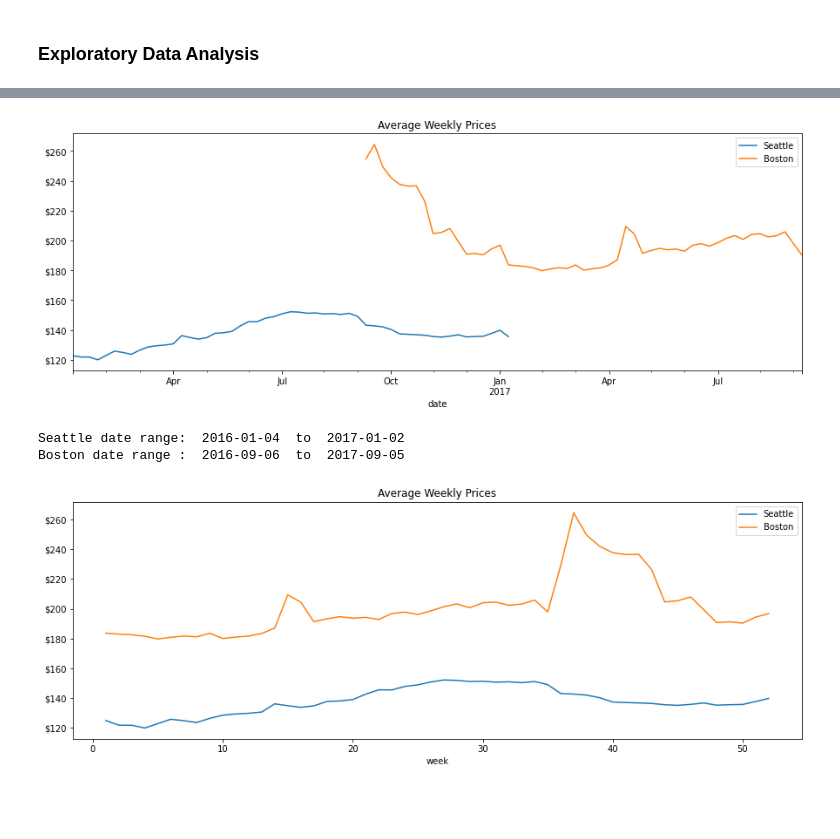
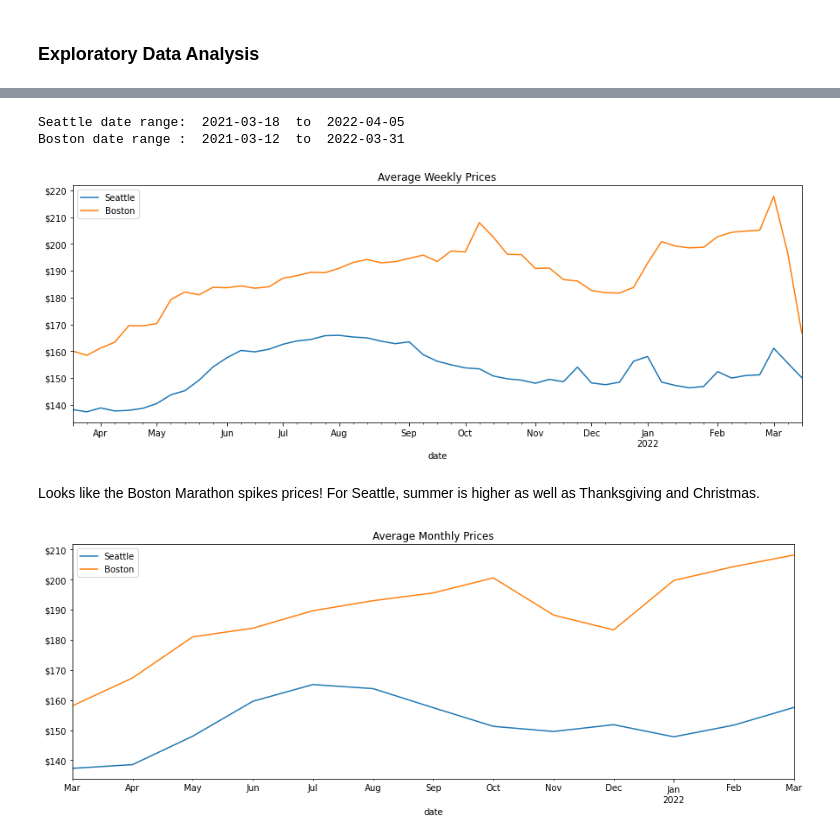
Before and after one commit to nikokydes/Udacity_DS_Proj1, a Jupyter notebook: Project1.ipynb, the cells around one changed output, grey strips where cells are left out. Cells and saved outputs as stored; diff of their text form; code cells hidden in the pictures; blank space fills up the shorter version.

```diff
--- a/Project1.ipynb
+++ b/Project1.ipynb
@@ -220,3 +237,13 @@ ax.yaxis.set_major_formatter(tick)
+# %%
+print('Seattle date range: ', sea_cal.date.min().strftime('%Y-%m-%d'), ' to ', sea_cal.date.max().strftime('%Y-%m-%d'))
+print('Boston date range : ', bos_cal.date.min().strftime('%Y-%m-%d'), ' to ', bos_cal.date.max().strftime('%Y-%m-%d'))
+# %% [output]
+Seattle date range:  2021-03-18  to  2022-04-05
+Boston date range :  2021-03-12  to  2022-03-31
+# %%
+# Make sure date ranges line up between Boston and Seattle
+bos_cal = bos_cal[(bos_cal.date > '2021-03-18') & (bos_cal.date < '2022-03-15')]
+sea_cal = sea_cal[sea_cal.date < '2022-03-15']
 # %%
 fig, ax = plt.subplots(1, 1, figsize=(15,5))
 
@@ -237,34 +264,30 @@ fmt = '${x:,.0f}'
 tick = mtick.StrMethodFormatter(fmt)
 ax.yaxis.set_major_formatter(tick)
 # %% [output]
-[figure, old version]
+[figure, new version]
-# %%
-print('Seattle date range: ', sea_cal.date.min().strftime('%Y-%m-%d'), ' to ', sea_cal.date.max().strftime('%Y-%m-%d'))
-print('Boston date range : ', bos_cal.date.min().strftime('%Y-%m-%d'), ' to ', bos_cal.date.max().strftime('%Y-%m-%d'))
-# %% [output]
-Seattle date range:  2016-01-04  to  2017-01-02
-Boston date range :  2016-09-06  to  2017-09-05
+# %% [markdown]
+Looks like the Boston Marathon spikes prices!  For Seattle, summer is higher as well as Thanksgiving and Christmas.
 # %%
-sea_cal['week'] = sea_cal.date.dt.isocalendar().week
-bos_cal['week'] = bos_cal.date.dt.isocalendar().week
+sea_cal['month'] = sea_cal.date.dt.month
+bos_cal['month'] = bos_cal.date.dt.month
 # %%
 fig, ax = plt.subplots(1, 1, figsize=(15,5))
 
 _ = sea_cal \
-       .groupby('week') \
+       .resample('M', on='date') \
        .price.mean() \
        .plot(label='Seattle', ax=ax)
 
 _ = bos_cal \
-       .groupby('week') \
+       .resample('M', on='date') \
        .price.mean() \
        .plot(label='Boston', ax=ax)
 
-_ = plt.title('Average Weekly Prices')
+_ = plt.title('Average Monthly Prices')
 _ = plt.legend()
 
 fmt = '${x:,.0f}'
 tick = mtick.StrMethodFormatter(fmt)
 ax.yaxis.set_major_formatter(tick)
 # %% [output]
-[figure, old version]
+[figure, new version]
```
Also changed, not shown: parts of 10 cells of this notebook, 1 other file.
